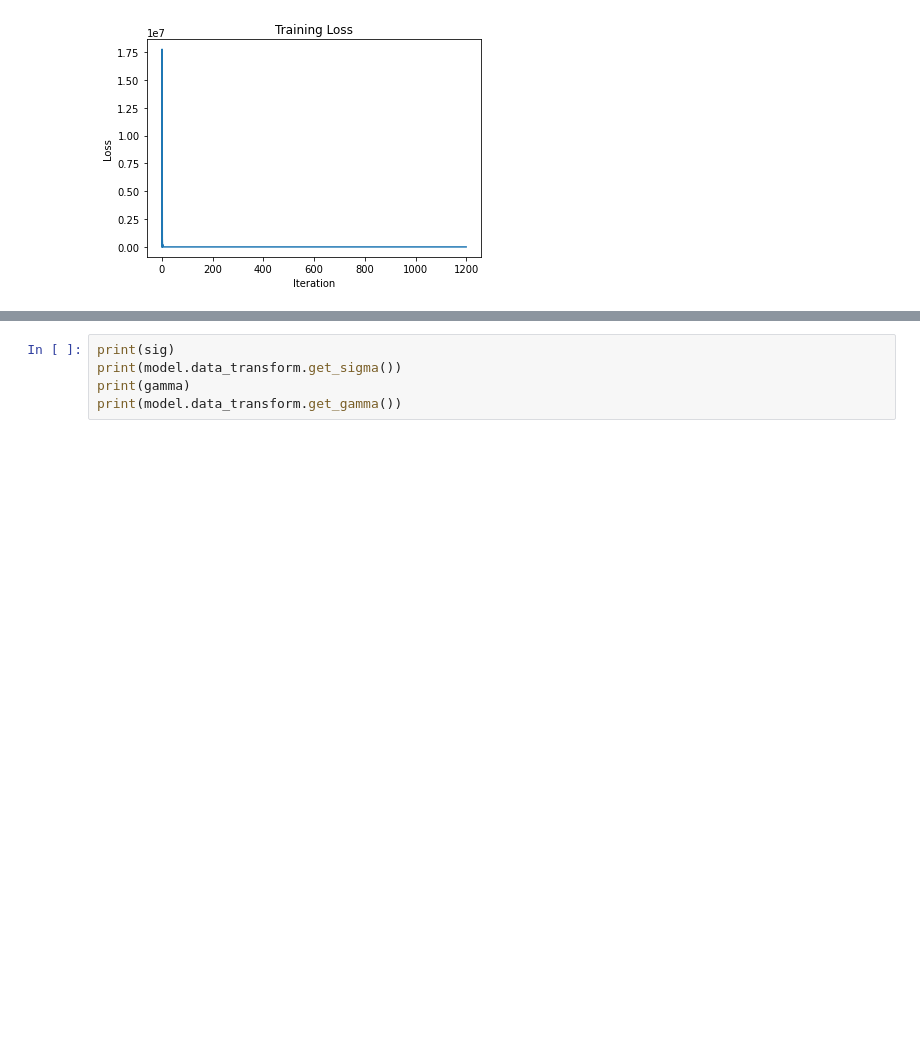
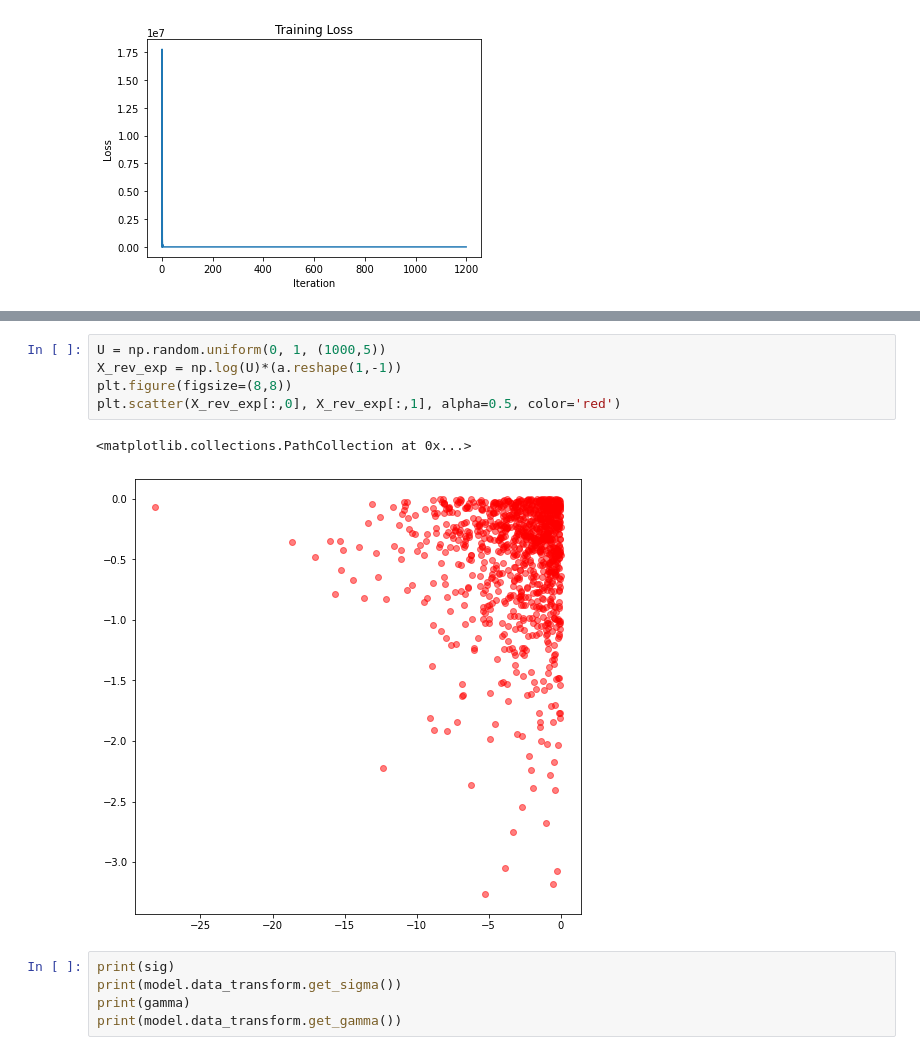
Before and after one commit to hcl516926907/GPDFlow, a Jupyter notebook: GPDFlow_Simulation_5D.ipynb, the cells around one changed output, grey strips where cells are left out. Saved outputs shown, nothing was run; the diff lists cells and outputs as text; blank space fills up the shorter version.

```diff
--- a/GPDFlow_Simulation_5D.ipynb
+++ b/GPDFlow_Simulation_5D.ipynb
@@ -259,3 +280,11 @@ Epoch 29 - Learning Rate: 2.7390523158632995e-05
+# %%
+U = np.random.uniform(0, 1, (1000,5))
+X_rev_exp = np.log(U)*(a.reshape(1,-1))
+plt.figure(figsize=(8,8))
+plt.scatter(X_rev_exp[:,0], X_rev_exp[:,1], alpha=0.5, color='red')
+# %% [output]
+<matplotlib.collections.PathCollection at 0x...>
+[figure, added]
 # %%
 print(sig)
 print(model.data_transform.get_sigma())
```
Also changed, not shown: parts of 3 cells of this notebook, 4 other files.
